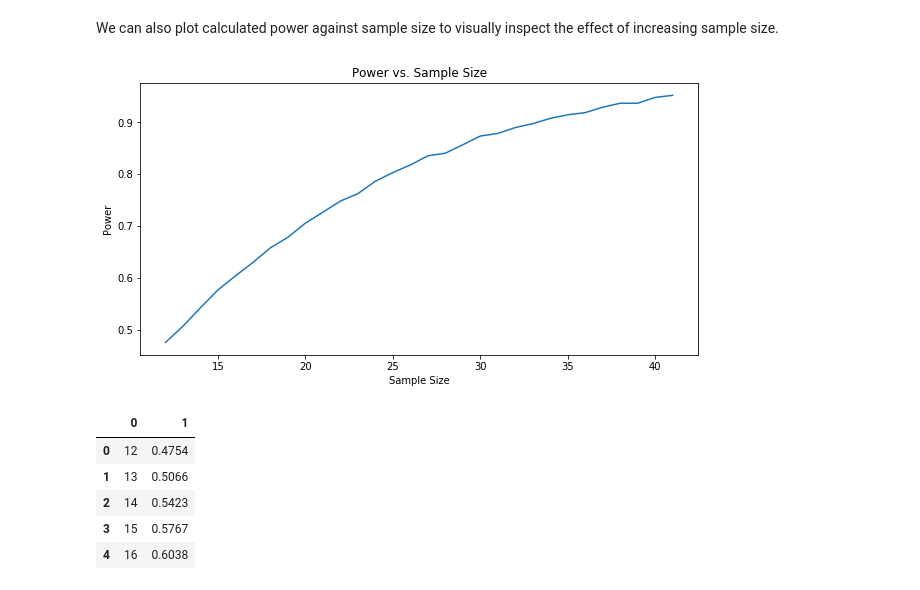
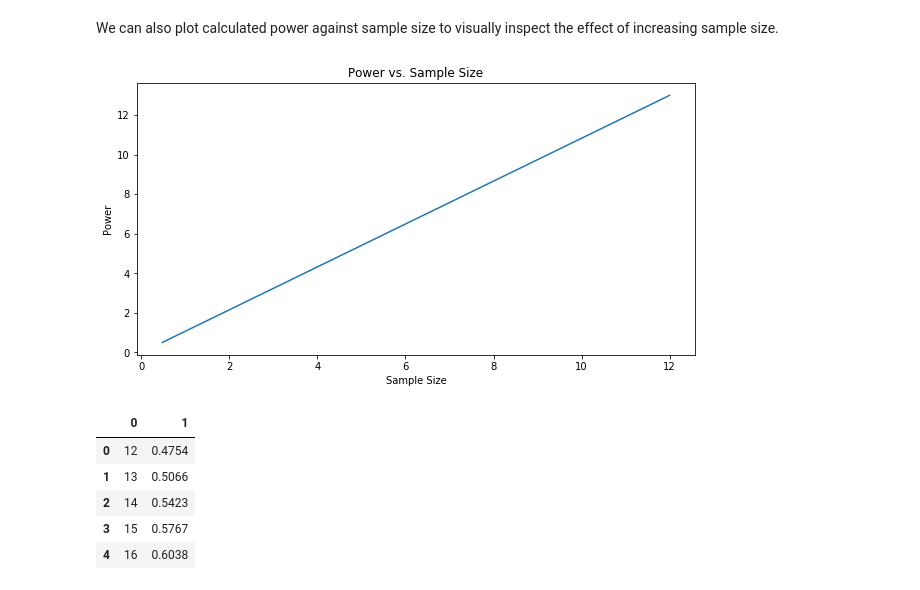
Before and after one commit to MarcSchneider71/dsc-2-20-13-statistical-power-lab-nyc-ds-career-012819, a Jupyter notebook: index.ipynb, the cells around one changed output. Drawn from its saved outputs; the diff is of its cells as text; code cells hidden in the pictures.

```diff
--- a/index.ipynb
+++ b/index.ipynb
@@ -243,17 +243,15 @@ We can also plot calculated power against sample size to visually inspect the ef
 # %%
 # Plot a sample size X Power line graph
 
 from pylab import rcParams
 rcParams['figure.figsize'] = 10, 5
 plt.figure()
 plt.title('Power vs. Sample Size')
 plt.xlabel('Sample Size')
 plt.ylabel('Power')
-ans = power_sample
-df = pandas.DataFrame(ans, index=None)
-plt.plot(df[0], df[1]);
+plt.plot(power_sample[0], power_sample[1]);
 # %% [output]
-[figure, old version]
+[figure, new version]
 # %%
 df.head()
 # %% [output]
```
